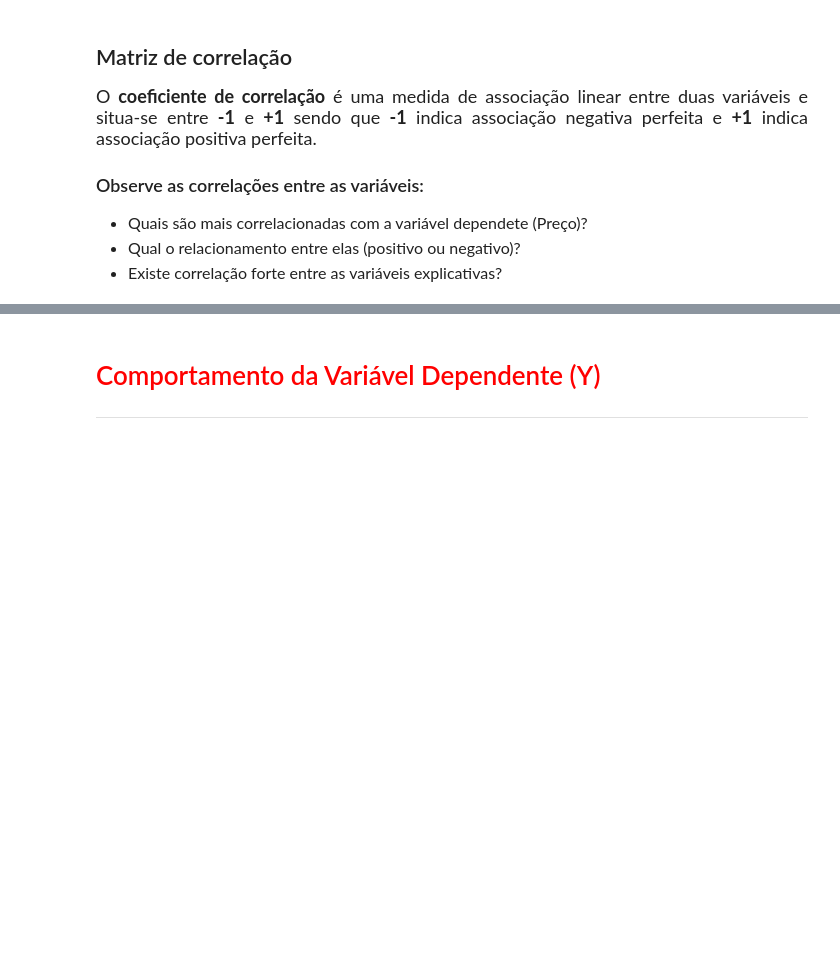
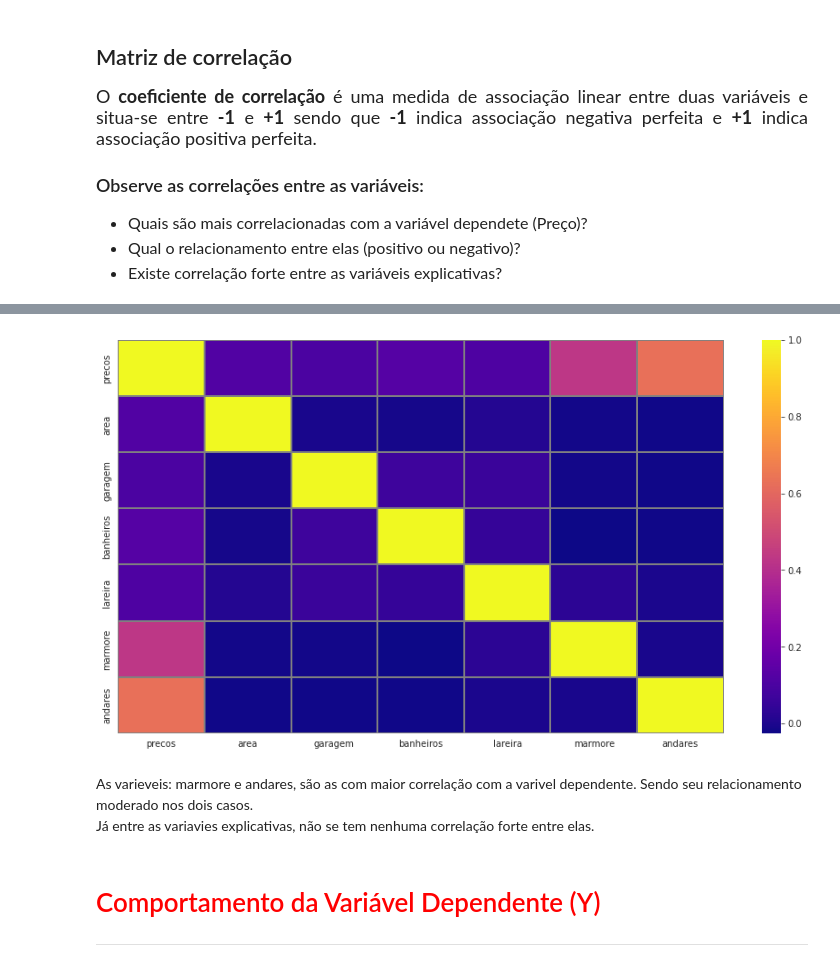
Before and after one commit to HammadD98/Projeto_Regressao_Linear, a Jupyter notebook: Notebook/Regressao_Linear_Exercicio.ipynb, the cells around one changed output, grey strips where cells are left out. Drawn from its saved outputs; the diff is of its cells as text; code cells hidden in the pictures; blank space fills up the shorter version.

```diff
--- a/Notebook/Regressao_Linear_Exercicio.ipynb
+++ b/Notebook/Regressao_Linear_Exercicio.ipynb
@@ -86,3 +145,11 @@ dados.shape
+# %%
+plt.subplots(figsize=(15, 8))
+sns.heatmap(dados.corr(), cmap='plasma', linecolor='gray', linewidths=1);
+# %% [output]
+[figure, added]
+# %% [markdown]
+  As varieveis: marmore e andares, são as com maior correlação com a varivel dependente. Sendo seu relacionamento moderado nos dois casos. <br>
+Já entre as variavies explicativas, não se tem nenhuma correlação forte entre elas.
 # %% [markdown]
 # <font color='red' style='font-size: 30px;'>Comportamento da Variável Dependente (Y)</font>
 <hr style='border: 2px solid red;'>
```
Also changed, not shown: parts of 9 cells of this notebook.
